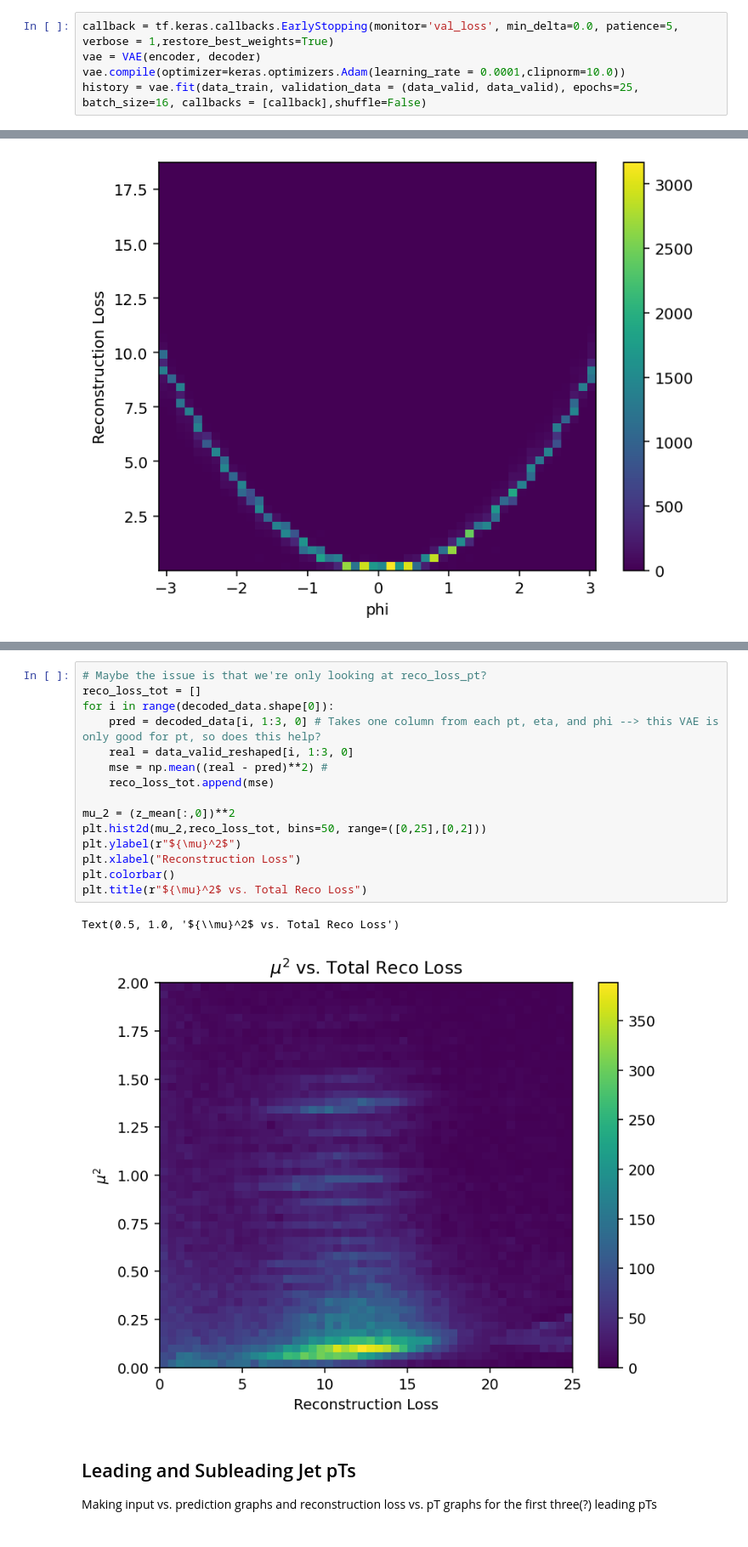
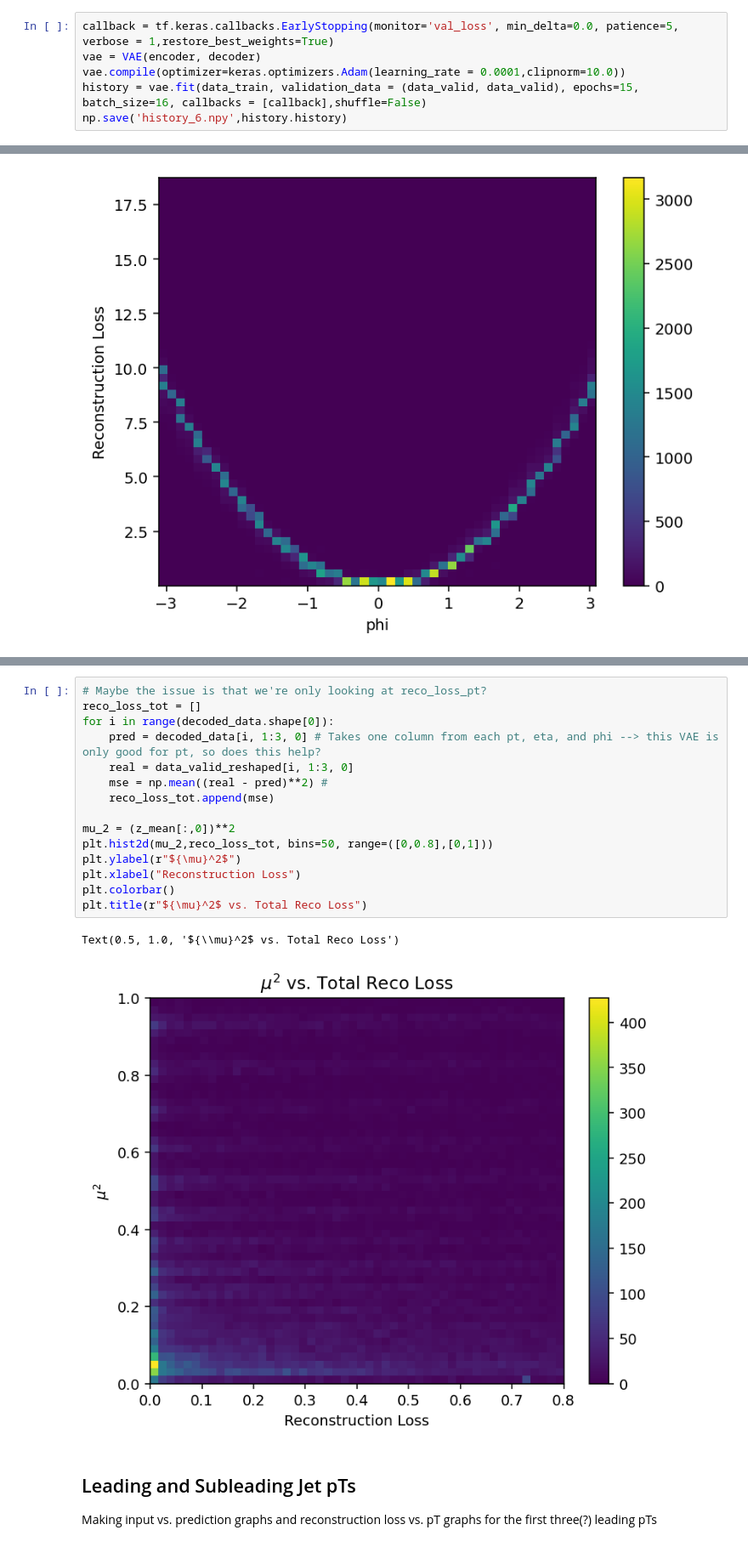
Before and after one commit to AdaCollins01/completed_axol1tl_practice, a Jupyter notebook: 3_training_a_VAE.ipynb, the cells around one changed output, grey strips where cells are left out. Shown at 85% size. Drawn from its saved outputs; the diff is of its cells as text.

```diff
--- a/3_training_a_VAE.ipynb
+++ b/3_training_a_VAE.ipynb
@@ -218,5 +218,6 @@ _________________________________________________________________
 callback = tf.keras.callbacks.EarlyStopping(monitor='val_loss', min_delta=0.0, patience=5, verbose = 1,restore_best_weights=True)
 vae = VAE(encoder, decoder)
 vae.compile(optimizer=keras.optimizers.Adam(learning_rate = 0.0001,clipnorm=10.0))
-history = vae.fit(data_train, validation_data = (data_valid, data_valid), epochs=25, batch_size=16, callbacks = [callback],shuffle=False)
+history = vae.fit(data_train, validation_data = (data_valid, data_valid), epochs=15, batch_size=16, callbacks = [callback],shuffle=False)
+np.save('history_6.npy',history.history)
 # %% [output]
@@ -1178,21 +1248,21 @@ Text(0.5, 1.0, '${\\mu}^2$ vs. $p_T$ Reco Loss')
 # %%
 # Maybe the issue is that we're only looking at reco_loss_pt?
 reco_loss_tot = []
 for i in range(decoded_data.shape[0]):
     pred = decoded_data[i, 1:3, 0] # Takes one column from each pt, eta, and phi --> this VAE is only good for pt, so does this help?
     real = data_valid_reshaped[i, 1:3, 0]
     mse = np.mean((real - pred)**2) #
     reco_loss_tot.append(mse)
 
 mu_2 = (z_mean[:,0])**2
-plt.hist2d(mu_2,reco_loss_tot, bins=50, range=([0,25],[0,2]))
+plt.hist2d(mu_2,reco_loss_tot, bins=50, range=([0,0.8],[0,1]))
 plt.ylabel(r"${\mu}^2$")
 plt.xlabel("Reconstruction Loss")
 plt.colorbar()
 plt.title(r"${\mu}^2$ vs. Total Reco Loss")
 # %% [output]
 Text(0.5, 1.0, '${\\mu}^2$ vs. Total Reco Loss')
-[figure, old version]
+[figure, new version]
 # %% [markdown]
 ## Leading and Subleading Jet pTs
 Making input vs. prediction graphs and reconstruction loss vs. pT graphs for the first three(?) leading pTs
```
Also changed, not shown: parts of 17 cells of this notebook.
